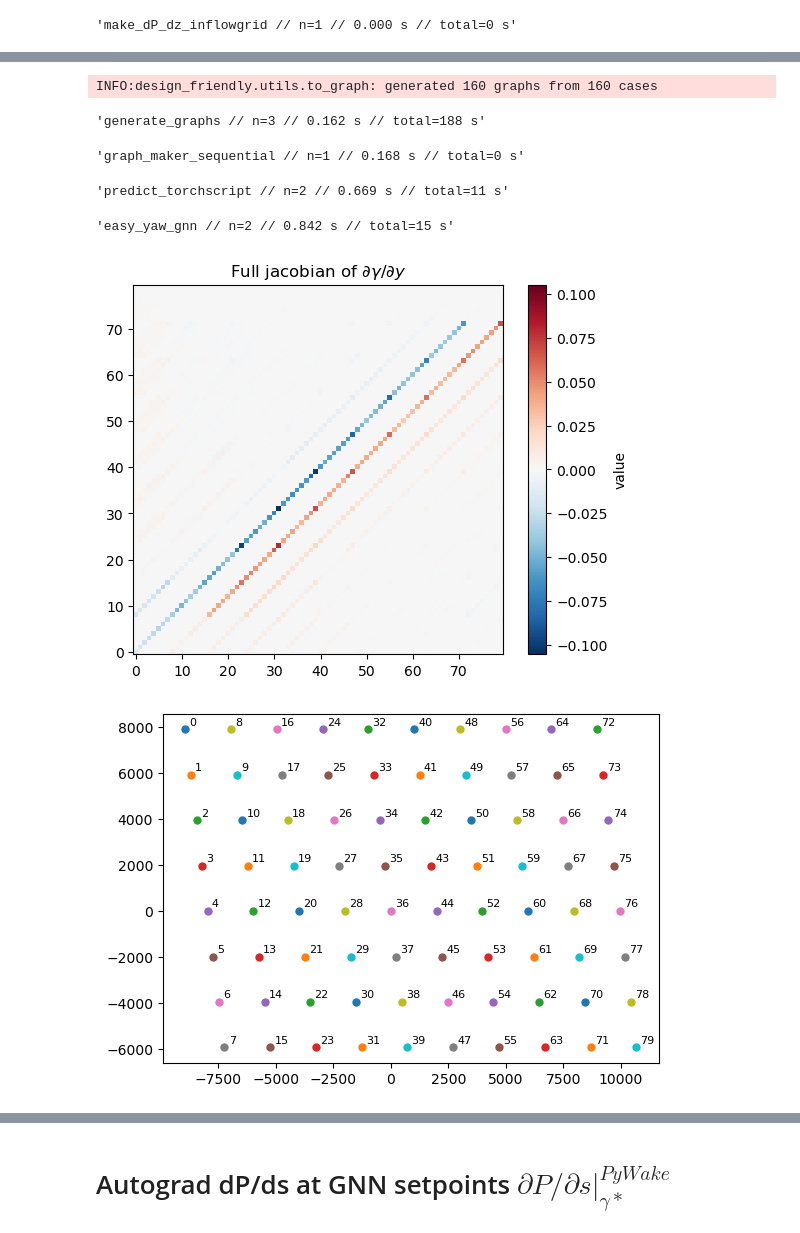
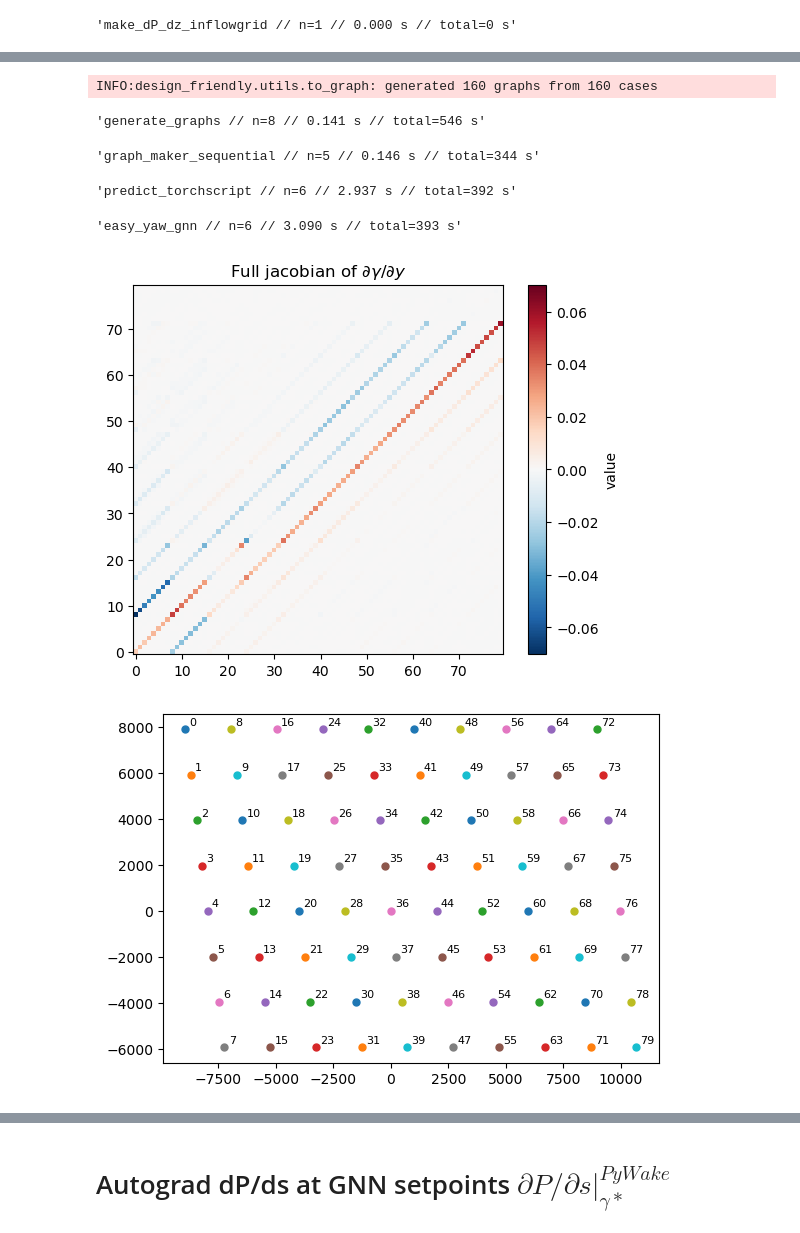
Before and after one commit to DTUWindEnergy/Design-Friendly-Control, a Jupyter notebook: design_friendly/grads.ipynb, the cells around one changed output, grey strips where cells are left out. Drawn from its saved outputs; the diff is of its cells as text; code cells hidden in the pictures.

```diff
--- a/design_friendly/grads.ipynb
+++ b/design_friendly/grads.ipynb
@@ -29,17 +27,17 @@ np.set_printoptions(suppress=True)
 # %%
-wt = IEA22s()
+wt = IEA22()
 wf_model = get_flowmodel(wt=wt)
 
 grph = test_graphs[0]
 X_fix = grph["pos"][:, 0]
 Y_fix = grph["pos"][:, 1]
 # wind rose
-wds = np.arange(0, 360, 3)
-wss = np.arange(3, 16, 1)
+wds = np.arange(0, 360, 5)
+wss = np.arange(3, 14, 1)
 TI = 0.04  # single TI for now
 tilt = 0
 print(len(wds) * len(wss))
-n_cpu = 1
+n_threads = 2
 
 lut_graphs = graph_maker_lut(
     x=X_fix,
@@ -50,6 +48,6 @@ lut_graphs = graph_maker_lut(
     target_dicts=None,
     # per_turbines=False,
     connectivity="wake_aware",
-    num_threads=32,
+    num_threads=n_threads,
 )
 # %% [output]
@@ -137,14 +135,13 @@ INFO:design_friendly.utils.to_graph: generated 4680 graphs from 4680 cases
 # %%
 # case
 # this is a smoother version of PyWake IEA22 that works better with wake steering optimization
-wt = IEA22s()
+wt = IEA22()
 # wds = np.array([270])
 # wss = np.array([6])
-(x, y), site = Hornsrev1Site(
+x, y, site = Hornsrev1Site(
     scale_D=wt.diameter()  # scale up the layout based on turbine diameter ratio
 )
 TI = 0.04  # site.local_wind().TI_ilk.ravel()s
-n_threads = 32
 
 # predict timeseries
 n_t = 100  # set ts to genereate
@@ -154,7 +151,7 @@ wst = np.random.uniform(3, 25, n_t)
 TI = np.array(0.04)
 # %%
 # d gamma /d Y (coord)
-(xo, yo), site = Hornsrev1Site(
+xo, yo, site = Hornsrev1Site(
     scale_D=wt.diameter()  # scale up the layout based on turbine diameter ratio
 )
 yo = np.asarray(yo)  # [:60]
@@ -173,47 +170,47 @@ wst = np.full((2 * n, 1), 6.0)  # (2n,)
 TI = np.full(2 * n, 0.06)  # (2n,)
 
 yaw_pm = np.asarray(
-    easy_yaw_gnn(X, Y, wd=wdt, ws=wst, TI=TI, num_threads=32, sequential=True)
-)
+    easy_yaw_gnn(X, Y, wd=wdt, ws=wst, TI=TI, num_threads=n_threads, sequential=True)
+)  # ()
 d = (yaw_pm[:n] - yaw_pm[n:]) / (2 * h)  # leading axis is the perturbed index j
-J = np.moveaxis(d, 0, -1)  # yaw_shape + (n,)
+J = np.moveaxis(d, 0, -1).squeeze()  # yaw_shape + (n,)
 
 
 m = abs(J).max()
 fig, ax = plt.subplots()
 im = ax.imshow(
     J,
     origin="lower",
     aspect="equal",
     vmin=-m,
     vmax=m,
     cmap="RdBu_r",
 )
 fig.colorbar(im, ax=ax, label="value")
 plt.title("Full jacobian of $\partial \gamma / \partial y$")
 plt.show()
 
 # layout
 
 plt.figure()
 for i, (xi, yi) in enumerate(zip(xo, yo)):
     plt.scatter(xi, yi, s=25)
     plt.annotate(
         str(i),
         (xi, yi),
         xytext=(3, 3),
         textcoords="offset points",
         fontsize=8,
     )
 plt.gca().set_aspect("equal", adjustable="box")
 plt.show()
 # %% [output]
 INFO:design_friendly.utils.to_graph: generated 160 graphs from 160 cases
-'generate_graphs // n=3 // 0.162 s // total=188 s'
+'generate_graphs // n=8 // 0.141 s // total=546 s'
-'graph_maker_sequential // n=1 // 0.168 s // total=0 s'
+'graph_maker_sequential // n=5 // 0.146 s // total=344 s'
-'predict_torchscript // n=2 // 0.669 s // total=11 s'
+'predict_torchscript // n=6 // 2.937 s // total=392 s'
-'easy_yaw_gnn // n=2 // 0.842 s // total=15 s'
+'easy_yaw_gnn // n=6 // 3.090 s // total=393 s'
-[figure, old version]
+[figure, new version]
 [figure]
 # %%
 # d gamma /d Y (coord)
```
Also changed, not shown: parts of 12 cells of this notebook, 4 other files.
